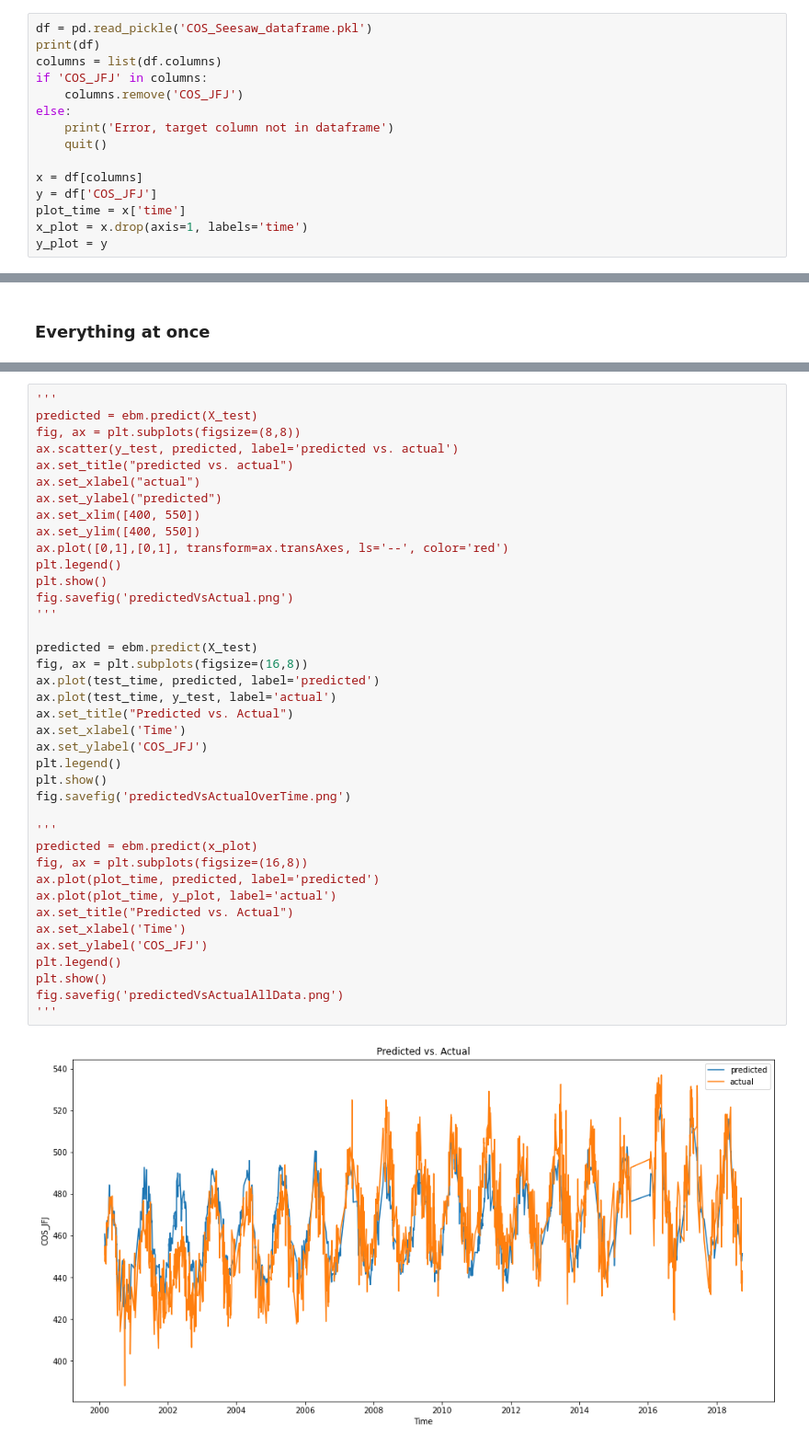
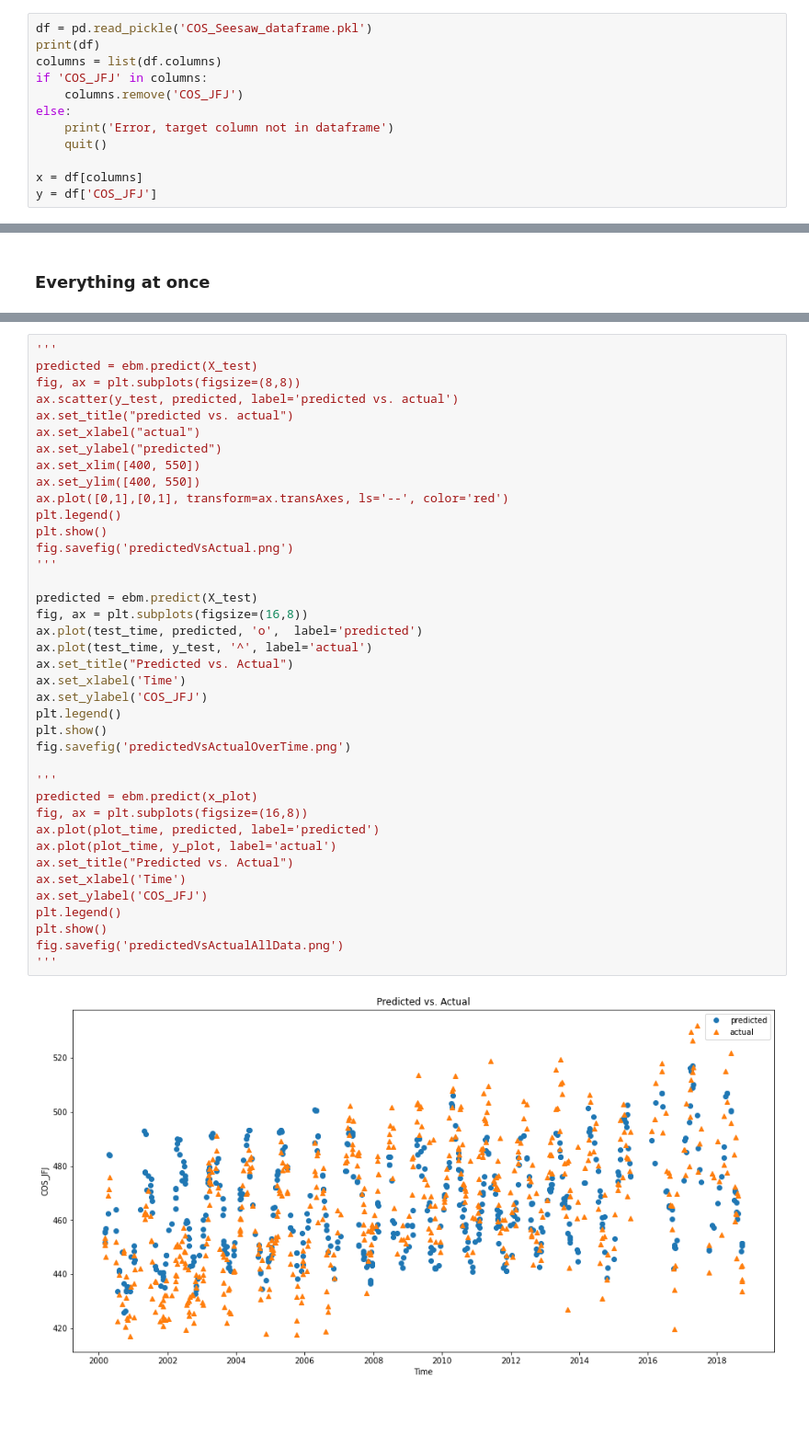
Before and after one commit to Ghinojoz/COS-Seesaw, a Jupyter notebook: Seesaw_GA2M.ipynb, the cells around one changed output, grey strips where cells are left out. Shown at 92% size. Drawn from its saved outputs; the diff is of its cells as text; blank space fills up the shorter version.

Commit message:
modify predicted vs actual plot
Make predicted vs actual plot a scatter plot

```diff
--- a/Seesaw_GA2M.ipynb
+++ b/Seesaw_GA2M.ipynb
@@ -26,9 +26,6 @@ else:
 
 x = df[columns]
 y = df['COS_JFJ']
-plot_time = x['time']
-x_plot = x.drop(axis=1, labels='time')
-y_plot = y
 # %% [output]
            time  COS_JFJ     NH_sst     SH_sst  NH_sst-2m  SH_sst-2m
 21   2000-03-02   447.77  11.830271  15.141506  12.369363  14.211244
@@ -116,33 +133,33 @@ ax.set_ylabel("predicted")
 ax.set_xlim([400, 550])
 ax.set_ylim([400, 550])
 ax.plot([0,1],[0,1], transform=ax.transAxes, ls='--', color='red')
 plt.legend()
 plt.show()
 fig.savefig('predictedVsActual.png')
 '''
 
 predicted = ebm.predict(X_test)
 fig, ax = plt.subplots(figsize=(16,8))
-ax.plot(test_time, predicted, label='predicted')
-ax.plot(test_time, y_test, label='actual')
+ax.plot(test_time, predicted, 'o',  label='predicted')
+ax.plot(test_time, y_test, '^', label='actual')
 ax.set_title("Predicted vs. Actual")
 ax.set_xlabel('Time')
 ax.set_ylabel('COS_JFJ')
 plt.legend()
 plt.show()
 fig.savefig('predictedVsActualOverTime.png')
 
 '''
 predicted = ebm.predict(x_plot)
 fig, ax = plt.subplots(figsize=(16,8))
 ax.plot(plot_time, predicted, label='predicted')
 ax.plot(plot_time, y_plot, label='actual')
 ax.set_title("Predicted vs. Actual")
 ax.set_xlabel('Time')
 ax.set_ylabel('COS_JFJ')
 plt.legend()
 plt.show()
 fig.savefig('predictedVsActualAllData.png')
 '''
 # %% [output]
-[figure, old version]
+[figure, new version]
```
Also changed, not shown: parts of 2 cells of this notebook, 2 other files.
